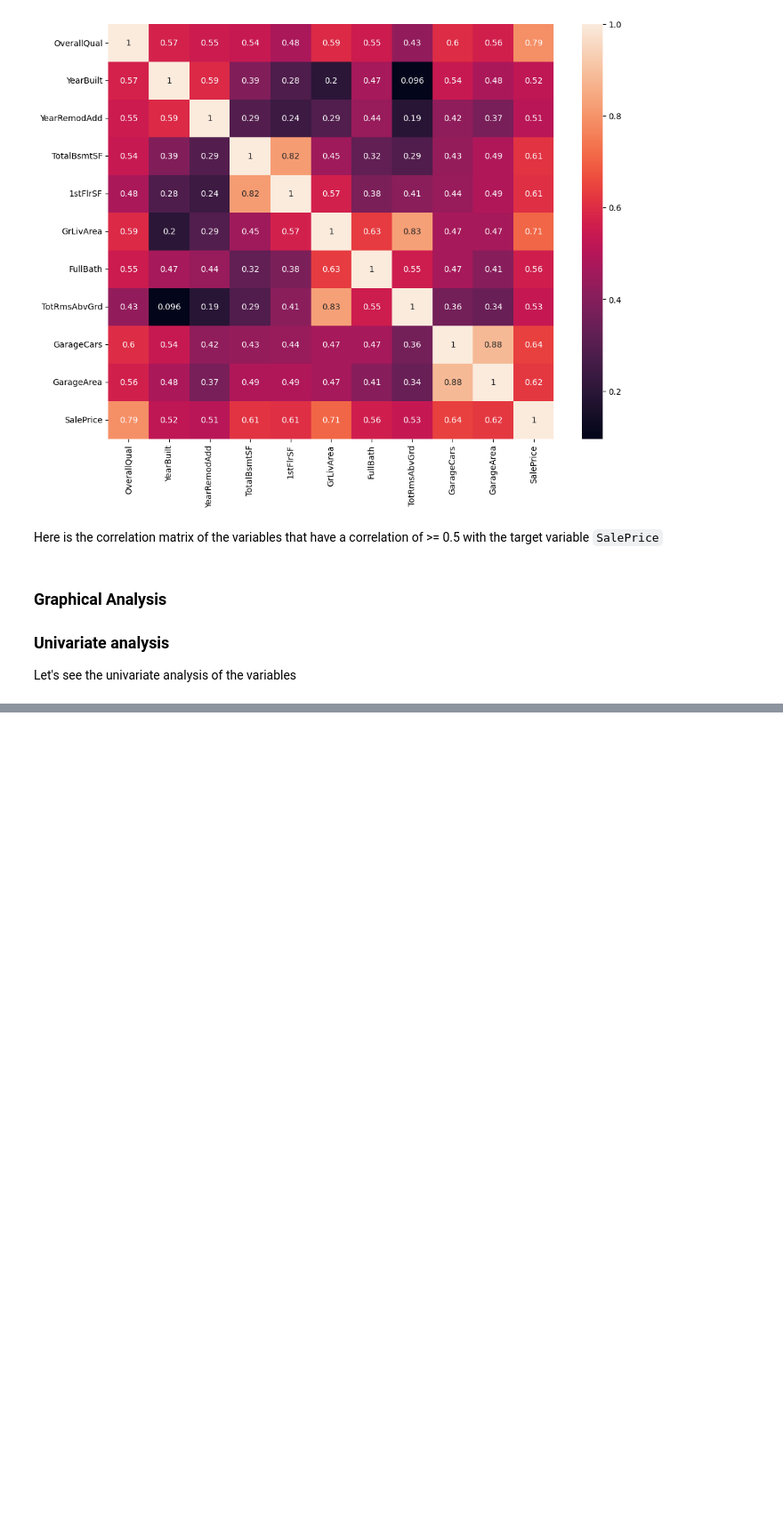
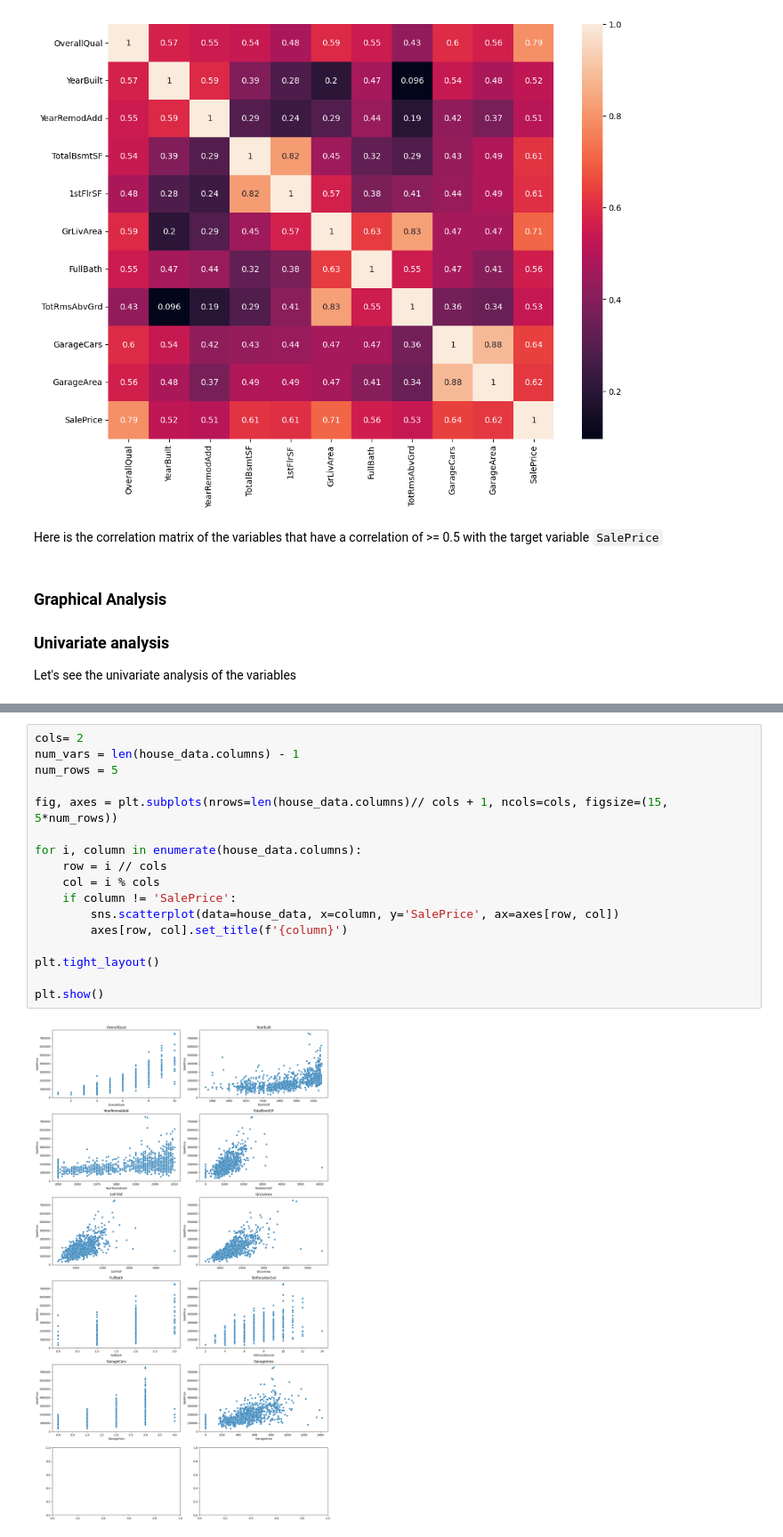
Before and after one commit to Njeri-Gitome/House-Prices-Prediction-Streamlit, a Jupyter notebook: house_prices.ipynb, the cells around one changed output, grey strips where cells are left out. Shown at 89% size. Saved outputs shown, nothing was run; the diff lists cells and outputs as text; blank space fills up the shorter version.

```diff
--- a/house_prices.ipynb
+++ b/house_prices.ipynb
@@ -308,0 +330,19 @@ plt.show()
+# %%
+cols= 2
+num_vars = len(house_data.columns) - 1
+num_rows = 5
+
+fig, axes = plt.subplots(nrows=len(house_data.columns)// cols + 1, ncols=cols, figsize=(15, 5*num_rows))
+
+for i, column in enumerate(house_data.columns):
+    row = i // cols
+    col = i % cols
+    if column != 'SalePrice':
+        sns.scatterplot(data=house_data, x=column, y='SalePrice', ax=axes[row, col])
+        axes[row, col].set_title(f'{column}')
+
+plt.tight_layout()
+
+plt.show()
+# %% [output]
+[figure, added]
```
Also changed, not shown: parts of 8 cells of this notebook.
